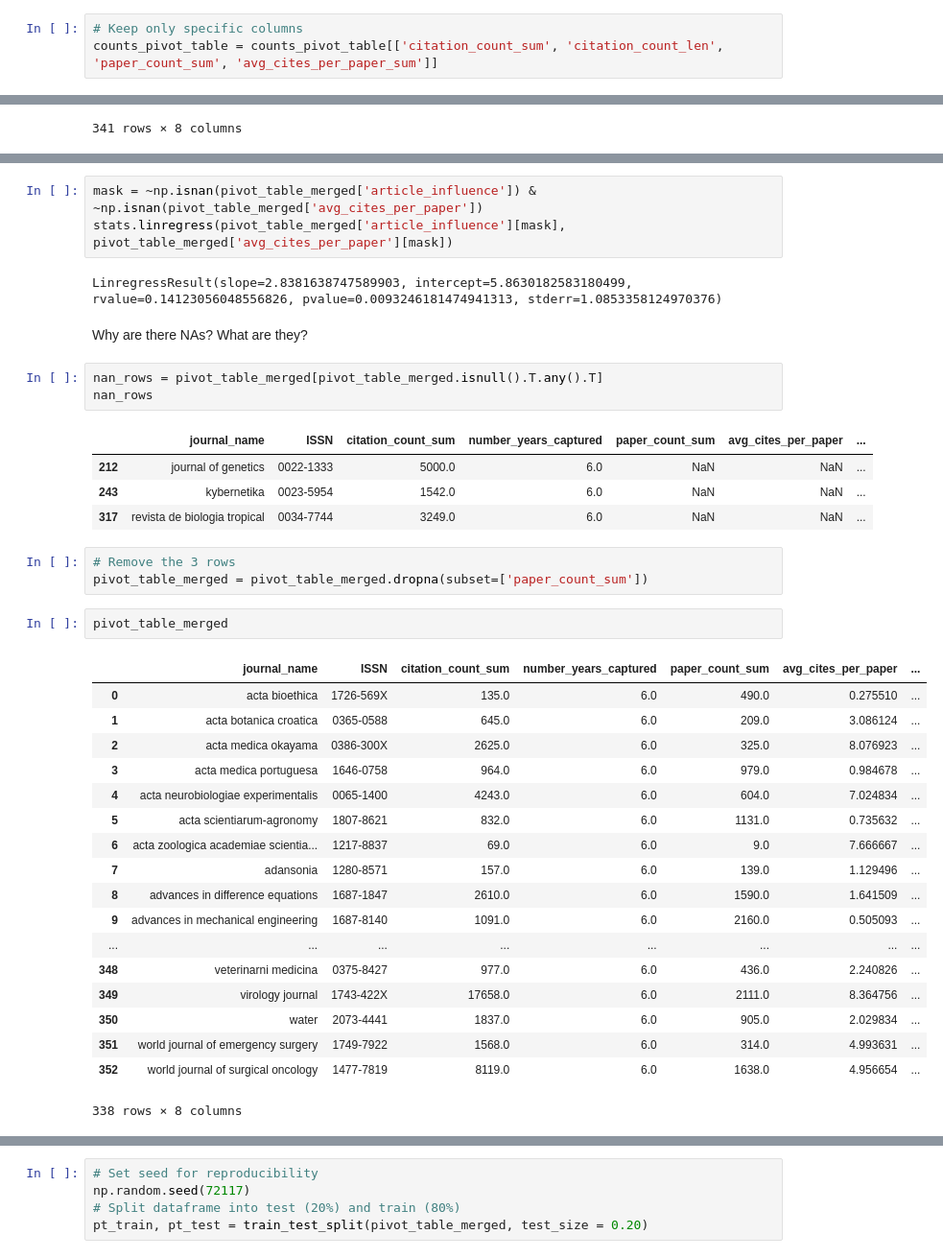
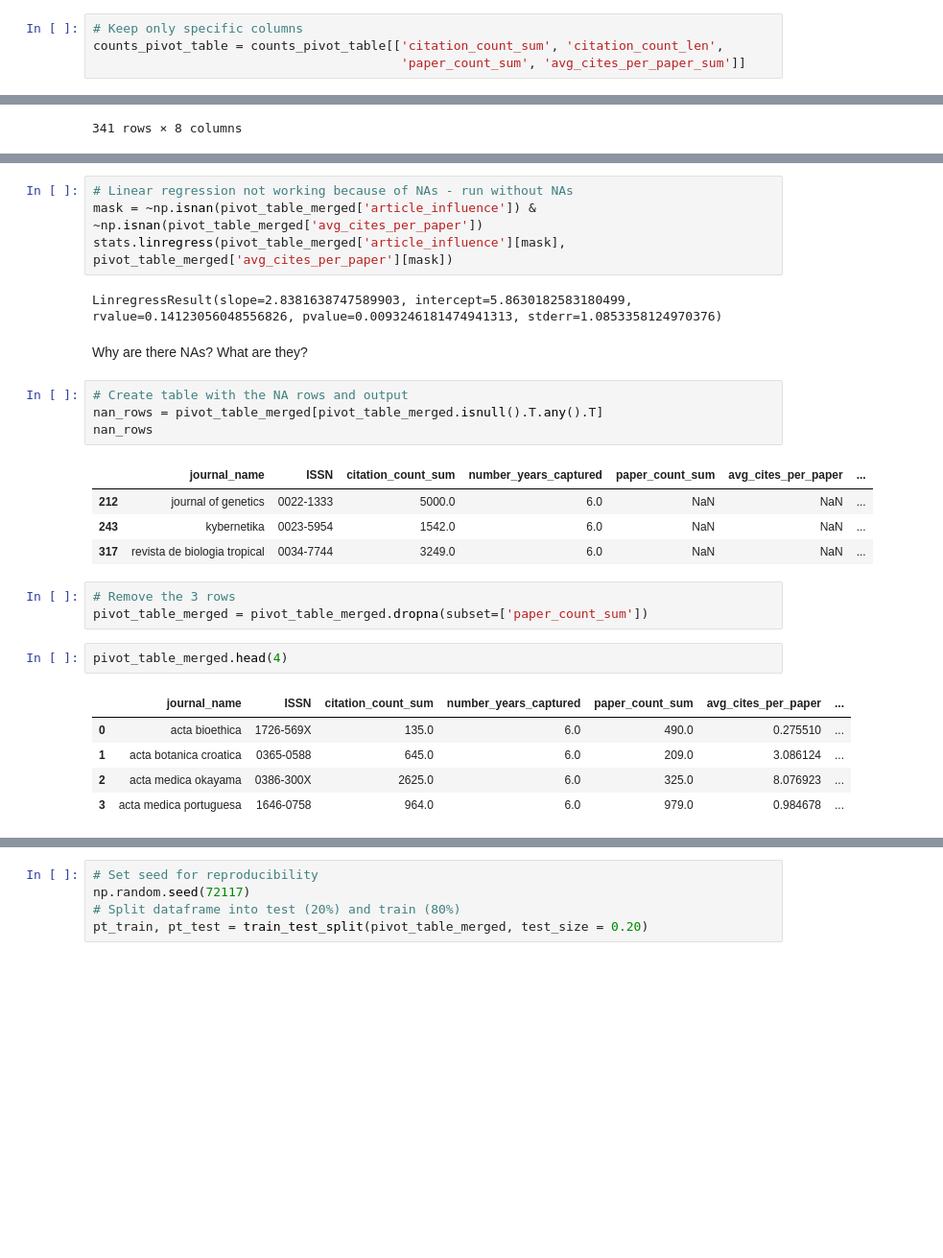
Before and after one commit to FlourishOA/Estimating-Influence, a Jupyter notebook: Code/Estimating-AI-Scores.ipynb, the cells around one changed output, grey strips where cells are left out. Shown at 96% size. Cells and saved outputs as stored; diff of their text form; blank space fills up the shorter version.

```diff
--- a/Code/Estimating-AI-Scores.ipynb
+++ b/Code/Estimating-AI-Scores.ipynb
@@ -228,7 +228,8 @@ counts_pivot_table = counts_pivot_table.unstack()
 counts_pivot_table.columns = counts_pivot_table.columns.to_series().str.join('_')
 # %%
 # Keep only specific columns
-counts_pivot_table = counts_pivot_table[['citation_count_sum', 'citation_count_len', 'paper_count_sum', 'avg_cites_per_paper_sum']]
+counts_pivot_table = counts_pivot_table[['citation_count_sum', 'citation_count_len',
+                                         'paper_count_sum', 'avg_cites_per_paper_sum']]
 # %%
 # Rename certain columns
 counts_pivot_table.rename(columns={'citation_count_len': 'number_years_captured',
@@ -302,4 +293,5 @@ plt.savefig('ai_avg_citation_5_years_scatterplot_zoomed.jpg')
 # %%
+# Linear regression not working because of NAs - run without NAs
 mask = ~np.isnan(pivot_table_merged['article_influence']) & ~np.isnan(pivot_table_merged['avg_cites_per_paper'])
 stats.linregress(pivot_table_merged['article_influence'][mask], pivot_table_merged['avg_cites_per_paper'][mask])
 # %% [output]
@@ -307,6 +299,7 @@ LinregressResult(slope=2.8381638747589903, intercept=5.8630182583180499, rvalue=
 # %% [markdown]
 Why are there NAs? What are they?
 # %%
+# Create table with the NA rows and output
 nan_rows = pivot_table_merged[pivot_table_merged.isnull().T.any().T]
 nan_rows
 # %% [output]
@@ -318,24 +311,11 @@ nan_rows
 # Remove the 3 rows
 pivot_table_merged = pivot_table_merged.dropna(subset=['paper_count_sum'])
 # %%
-pivot_table_merged
+pivot_table_merged.head(4)
 # %% [output]
 |  | journal_name | ISSN | citation_count_sum | number_years_captured | paper_count_sum | avg_cites_per_paper | ... |
 | 0 | acta bioethica | 1726-569X | 135.0 | 6.0 | 490.0 | 0.275510 | ... |
 | 1 | acta botanica croatica | 0365-0588 | 645.0 | 6.0 | 209.0 | 3.086124 | ... |
 | 2 | acta medica okayama | 0386-300X | 2625.0 | 6.0 | 325.0 | 8.076923 | ... |
 | 3 | acta medica portuguesa | 1646-0758 | 964.0 | 6.0 | 979.0 | 0.984678 | ... |
-| 4 | acta neurobiologiae experimentalis | 0065-1400 | 4243.0 | 6.0 | 604.0 | 7.024834 | ... |
-| 5 | acta scientiarum-agronomy | 1807-8621 | 832.0 | 6.0 | 1131.0 | 0.735632 | ... |
-| 6 | acta zoologica academiae scientia... | 1217-8837 | 69.0 | 6.0 | 9.0 | 7.666667 | ... |
-| 7 | adansonia | 1280-8571 | 157.0 | 6.0 | 139.0 | 1.129496 | ... |
-| 8 | advances in difference equations | 1687-1847 | 2610.0 | 6.0 | 1590.0 | 1.641509 | ... |
-| 9 | advances in mechanical engineering | 1687-8140 | 1091.0 | 6.0 | 2160.0 | 0.505093 | ... |
-| ... | ... | ... | ... | ... | ... | ... | ... |
-| 348 | veterinarni medicina | 0375-8427 | 977.0 | 6.0 | 436.0 | 2.240826 | ... |
-| 349 | virology journal | 1743-422X | 17658.0 | 6.0 | 2111.0 | 8.364756 | ... |
-| 350 | water | 2073-4441 | 1837.0 | 6.0 | 905.0 | 2.029834 | ... |
-| 351 | world journal of emergency surgery | 1749-7922 | 1568.0 | 6.0 | 314.0 | 4.993631 | ... |
-| 352 | world journal of surgical oncology | 1477-7819 | 8119.0 | 6.0 | 1638.0 | 4.956654 | ... |
-338 rows × 8 columns
 # %%
```
Also changed, not shown: parts of 8 cells of this notebook.
